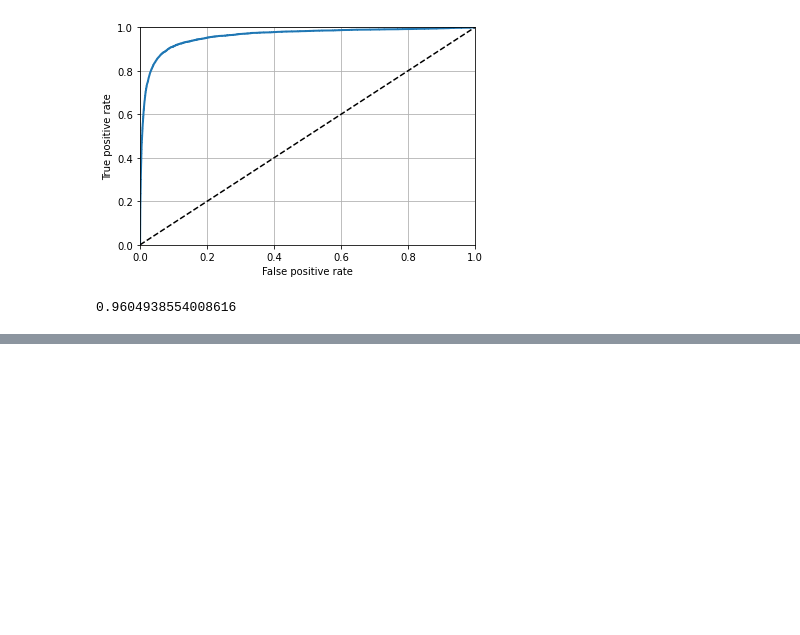
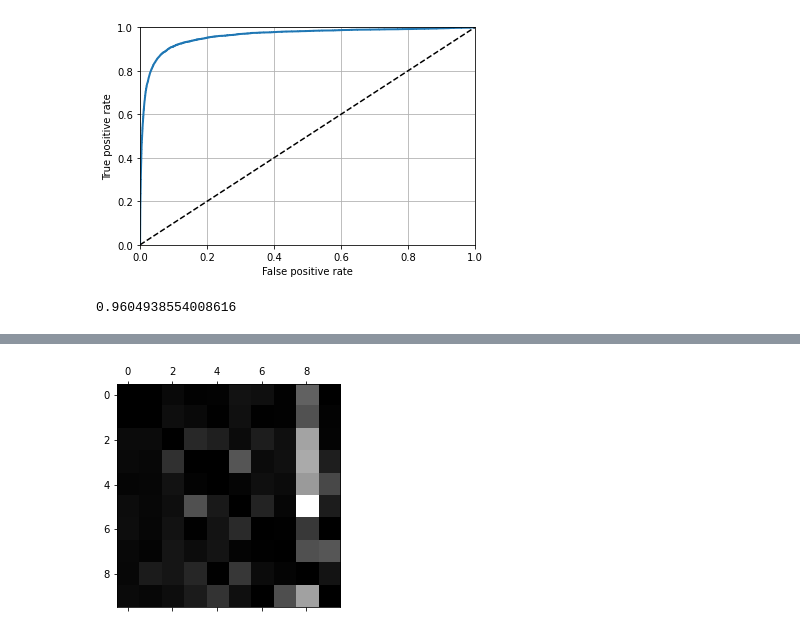
Before and after one commit to nakuls003/handson-ml2, a Jupyter notebook: ch03/Ch03.ipynb, the cells around one changed output, grey strips where cells are left out. Cells and saved outputs as stored; diff of their text form; code cells hidden in the pictures; blank space fills up the shorter version.

```diff
--- a/ch03/Ch03.ipynb
+++ b/ch03/Ch03.ipynb
@@ -176,0 +306,5 @@ roc_auc_score(y_train_5, y_scores)
+# %%
+plt.matshow(norm_conf_mat, cmap=plt.cm.gray)
+plt.show()
+# %% [output]
+[figure, added]
```
Also changed, not shown: parts of 54 cells of this notebook.
